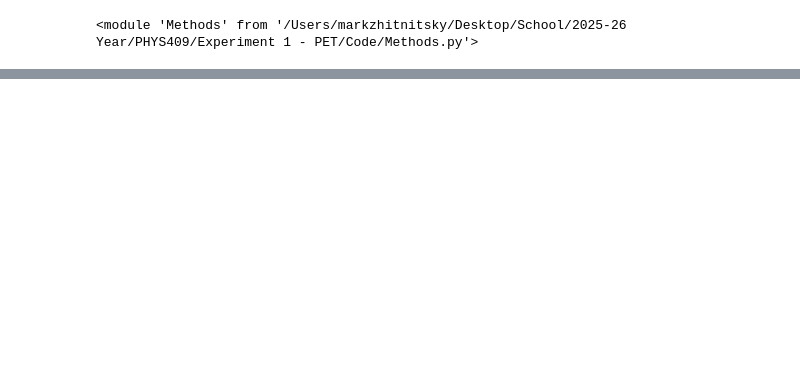
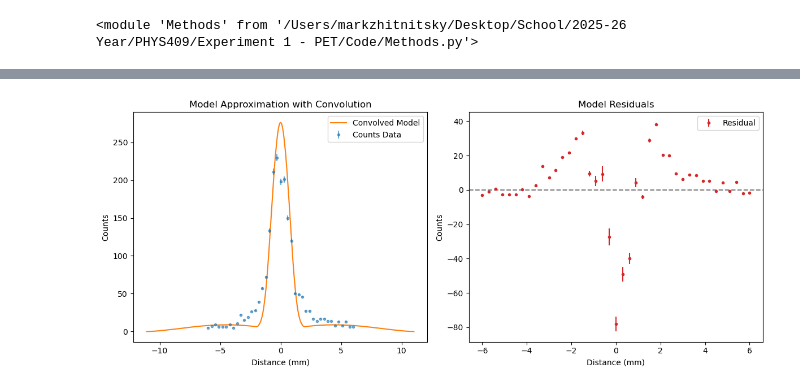
Before and after one commit to MarkZhit/PHYS409-PET, a Jupyter notebook: AlphaDetermination.ipynb, the cells around one changed output, grey strips where cells are left out. Drawn from its saved outputs; the diff is of its cells as text; code cells hidden in the pictures; blank space fills up the shorter version.

```diff
--- a/AlphaDetermination.ipynb
+++ b/AlphaDetermination.ipynb
@@ -171,0 +297,8 @@ plt.show()
+# %%
+dist_array, counts_array, ucounts_array = m.readLineScan("./data/Lead Linescans - Feb 4/Feb 4, 2026, 3_25 PM, Scan1, 0_0 Deg, w-2mm.dat")
+
+# print(max(convolvedSignal))
+
+m.displayModelDataLinescan(convolvedX, convolvedSignal, dist_array, counts_array, ucounts_array, "Combined Convoluted Model+Residual - lead linescan.png")
+# %% [output]
+[figure, added]
```
Also changed, not shown: parts of 6 cells of this notebook, 2 other files.
